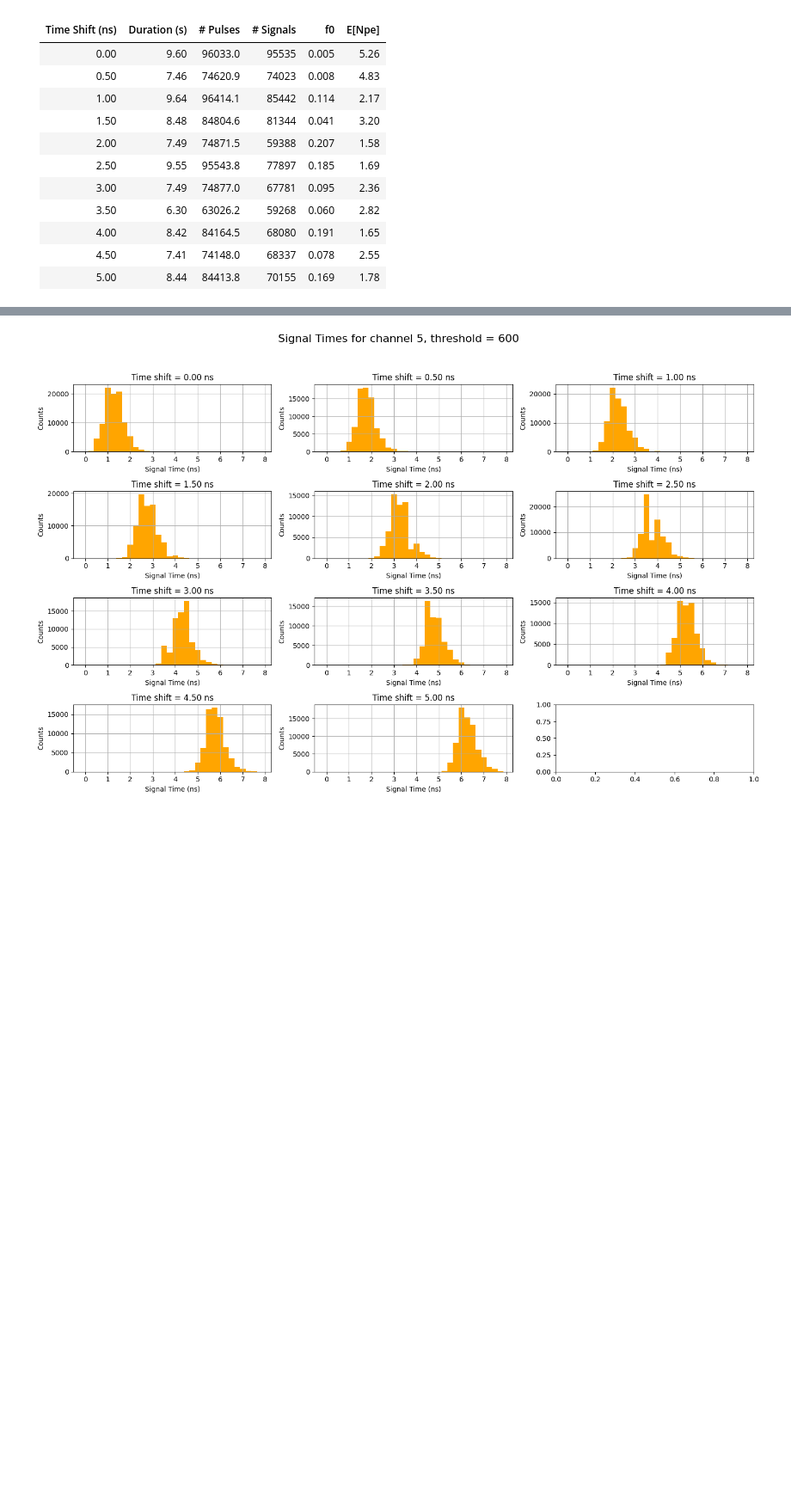
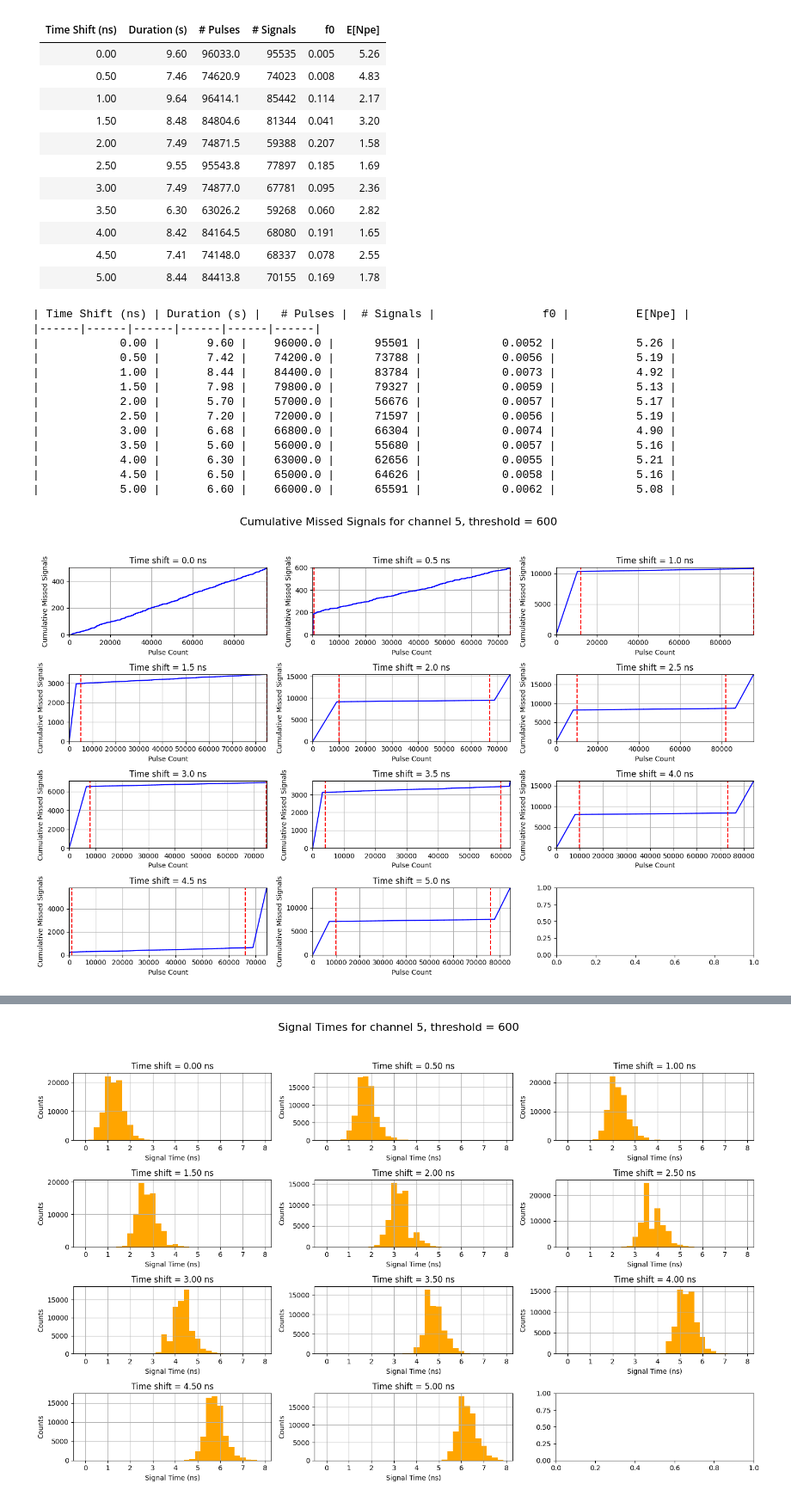
Before and after one commit to deankarlen/hk_fd2, a Jupyter notebook: explore_timing.ipynb, the cells around one changed output, grey strips where cells are left out. Shown at 86% size. Cells and saved outputs as stored; diff of their text form; code cells hidden in the pictures; blank space fills up the shorter version.

Commit message:
look into data loss in more detail

```diff
--- a/explore_timing.ipynb
+++ b/explore_timing.ipynb
@@ -343,3 +343,79 @@ for ib in range(len(block_starts)):
 |            4.00 |       8.42 |    84164.5 |      68080 |             0.191 |            1.65 |
 |            4.50 |       7.41 |    74148.0 |      68337 |             0.078 |            2.55 |
 |            5.00 |       8.44 |    84413.8 |      70155 |             0.169 |            1.78 |
+# %%
+# Look at the accumulation of pulses without signals
+# For each block, make a plot showing the cumulative number of missing signals vs time
+# Use the corrected pmt_time values
+
+pulse_counter_ranges = [[0,96000],[400,74600],[12000,96400],[5000,84800],[10000,67000],[10000,82000],
+                        [8000,74800],[4000,60000],[10000,73000],[1000,66000],[10000,76000]]  # range of pulse counter to use
+
+ic = 0
+
+print(f"| {'Time Shift (ns)':>15} | {'Duration (s)':>10} | {'# Pulses':>10} | {'# Signals':>10} | {'f0':>17} | {'E[Npe]':>15} |")
+print('|------'*6 + '|')
+
+fig, axs = plt.subplots(4, 3, figsize=(15, 10))
+fig.suptitle(f'Cumulative Missed Signals for channel {channels[ic]}, threshold = {threshold}', fontsize=16)
+axs = axs.flatten()
+for ib in range(len(block_starts)):
+    mask = (time_coarse_values >= block_starts[ib]) & (time_coarse_values <= block_ends[ib]) & (adc_values > threshold) & (channel_values == channels[ic])
+    pmt_time_modulus_zeroed = corrected_pmt_time_values[mask] % clock_period - selected_pmt_time_modulus
+    pulse_counter = corrected_pmt_time_values[mask] // clock_period
+    pulse_counter = pulse_counter - pulse_counter[0]
+    signal_times_all = pmt_time_modulus_zeroed * 4 + tdc_start_values[mask]/4.  # in ns
+    signal_times = signal_times_all[(-50 < signal_times_all) & (signal_times_all < 50)]
+    pulse_counter_seen = pulse_counter[(-50 < signal_times_all) & (signal_times_all < 50)]
+
+    num_signals = len(signal_times)
+    first_corrected_pmt_time = np.min(corrected_pmt_time_values[mask])
+    last_corrected_pmt_time = np.max(corrected_pmt_time_values[mask])
+    duration_ns = (last_corrected_pmt_time - first_corrected_pmt_time) * 4  # in ns
+    num_pulses = duration_ns / period
+    num_misses = int(num_pulses) - num_signals
+
+    sum_misses = 0
+    cumulative_misses = []
+    for i in range(int(num_pulses)):
+        if i not in pulse_counter_seen:
+            sum_misses += 1
+        cumulative_misses.append(sum_misses)
+    cumulative_misses = np.array(cumulative_misses)
+
+    cor_duration_ns = (pulse_counter_ranges[ib][1] - pulse_counter_ranges[ib][0]) * period
+    cor_num_pulses = pulse_counter_ranges[ib][1] - pulse_counter_ranges[ib][0]
+    cor_num_misses = cumulative_misses[pulse_counter_ranges[ib][1]-1] - cumulative_misses[pulse_counter_ranges[ib][0]-1] if pulse_counter_ranges[ib][0] > 0 else cumulative_misses[pulse_counter_ranges[ib][1]-1]
+    cor_num_signals = cor_num_pulses - cor_num_misses
+    cor_fraction_no_signal = cor_num_misses / cor_num_pulses
+    cor_npe_expected = -np.log(cor_fraction_no_signal) if cor_fraction_no_signal > 0 else float('inf')
+
+    print(f'| {time_shifts[ib]:15.2f} | {cor_duration_ns/1e9:10.2f} | {cor_num_pulses:10.1f} | {cor_num_signals:10d} | {cor_fraction_no_signal:17.4f} | {cor_npe_expected:15.2f} |')
+
+    axs[ib].step(np.arange(len(cumulative_misses)), cumulative_misses, where='mid', color='blue')
+    axs[ib].axvline(pulse_counter_ranges[ib][0], color='red', linestyle='--')
+    axs[ib].axvline(pulse_counter_ranges[ib][1], color='red', linestyle='--')
+    axs[ib].set_xlim(0, len(cumulative_misses))
+    axs[ib].set_ylim(0, num_misses + 5)
+    axs[ib].set_title(f'Time shift = {time_shifts[ib]} ns')
+    axs[ib].set_xlabel('Pulse Count')
+    axs[ib].set_ylabel('Cumulative Missed Signals')
+    axs[ib].grid(True)
+plt.tight_layout(rect=[0, 0.03, 1, 0.95])
+plt.savefig(f'cumulative_missed_signals_run{run:03d}_chan{channels[ic]:02d}.png')
+plt.show()
+# %% [output]
+| Time Shift (ns) | Duration (s) |   # Pulses |  # Signals |                f0 |          E[Npe] |
+|------|------|------|------|------|------|
+|            0.00 |       9.60 |    96000.0 |      95501 |            0.0052 |            5.26 |
+|            0.50 |       7.42 |    74200.0 |      73788 |            0.0056 |            5.19 |
+|            1.00 |       8.44 |    84400.0 |      83784 |            0.0073 |            4.92 |
+|            1.50 |       7.98 |    79800.0 |      79327 |            0.0059 |            5.13 |
+|            2.00 |       5.70 |    57000.0 |      56676 |            0.0057 |            5.17 |
+|            2.50 |       7.20 |    72000.0 |      71597 |            0.0056 |            5.19 |
+|            3.00 |       6.68 |    66800.0 |      66304 |            0.0074 |            4.90 |
+|            3.50 |       5.60 |    56000.0 |      55680 |            0.0057 |            5.16 |
+|            4.00 |       6.30 |    63000.0 |      62656 |            0.0055 |            5.21 |
+|            4.50 |       6.50 |    65000.0 |      64626 |            0.0058 |            5.16 |
+|            5.00 |       6.60 |    66000.0 |      65591 |            0.0062 |            5.08 |
+[figure, added]
```
Also changed, not shown: parts of 1 cell of this notebook.
